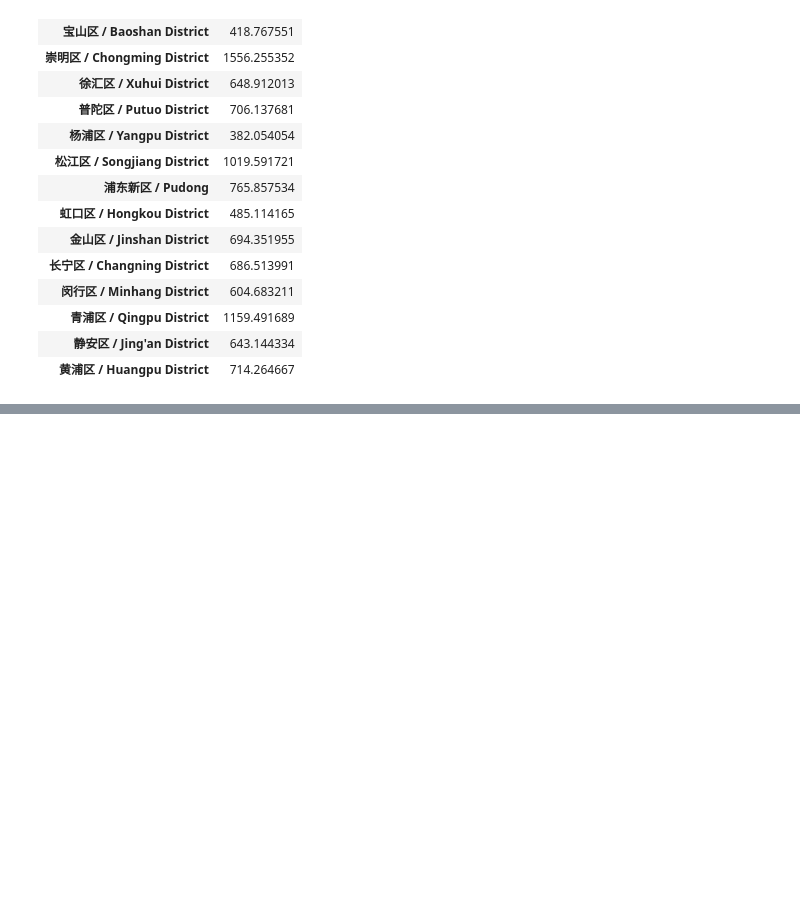
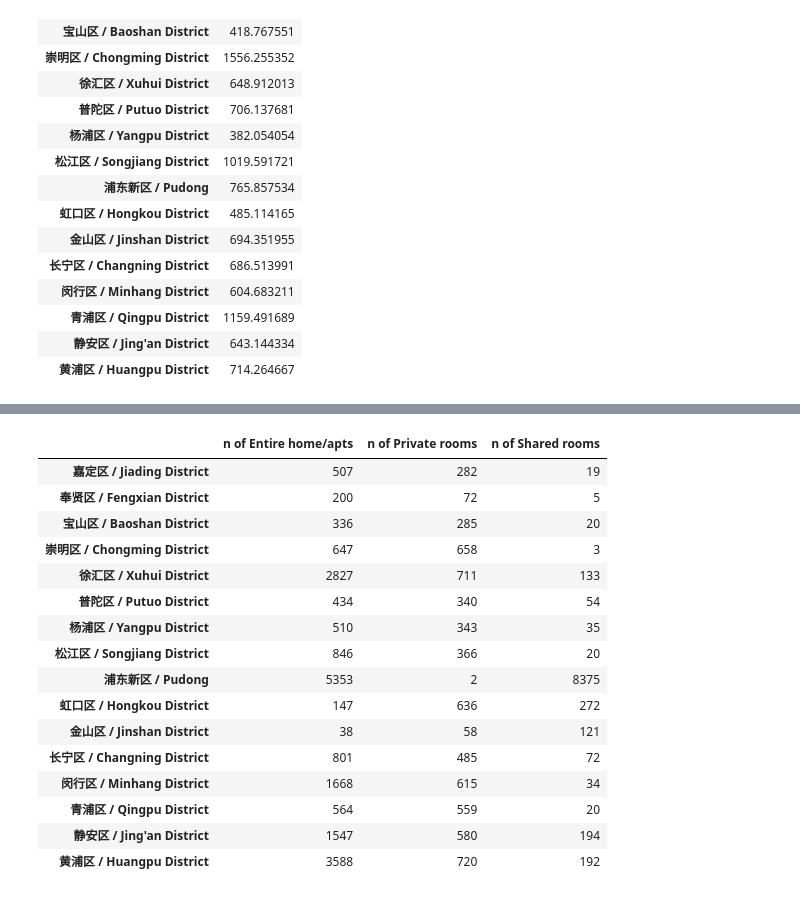
Before and after one commit to AnnaSkarpalezou/InfoViz-Final-Project, a Jupyter notebook: iv-airbnb/src/Data_munging.ipynb, the cells around one changed output, grey strips where cells are left out. Cells and saved outputs as stored; diff of their text form; code cells hidden in the pictures; blank space fills up the shorter version.

```diff
--- a/iv-airbnb/src/Data_munging.ipynb
+++ b/iv-airbnb/src/Data_munging.ipynb
@@ -55,0 +122,21 @@ average_prices_by_nei.to_csv(r'/Users/annaskarpalezou/Desktop/InfoViz-Final-Proj
+# %%
+new_df = pd.DataFrame({'n of Entire home/apts':room_type_by_nei['id'].iloc[::3].values, 'n of Private rooms':room_type_by_nei['id'].iloc[1::3].values, 'n of Shared rooms':room_type_by_nei['id'].iloc[2::3].values}, index = neighbourhoods)
+new_df
+# %% [output]
+|  | n of Entire home/apts | n of Private rooms | n of Shared rooms |
+| 嘉定区 / Jiading District | 507 | 282 | 19 |
+| 奉贤区 / Fengxian District | 200 | 72 | 5 |
+| 宝山区 / Baoshan District | 336 | 285 | 20 |
+| 崇明区 / Chongming District | 647 | 658 | 3 |
+| 徐汇区 / Xuhui District | 2827 | 711 | 133 |
+| 普陀区 / Putuo District | 434 | 340 | 54 |
+| 杨浦区 / Yangpu District | 510 | 343 | 35 |
+| 松江区 / Songjiang District | 846 | 366 | 20 |
+| 浦东新区 / Pudong | 5353 | 2 | 8375 |
+| 虹口区 / Hongkou District | 147 | 636 | 272 |
+| 金山区 / Jinshan District | 38 | 58 | 121 |
+| 长宁区 / Changning District | 801 | 485 | 72 |
+| 闵行区 / Minhang District | 1668 | 615 | 34 |
+| 青浦区 / Qingpu District | 564 | 559 | 20 |
+| 静安区 / Jing'an District | 1547 | 580 | 194 |
+| 黄浦区 / Huangpu District | 3588 | 720 | 192 |
```
Also changed, not shown: parts of 6 cells of this notebook, 3 other files.
